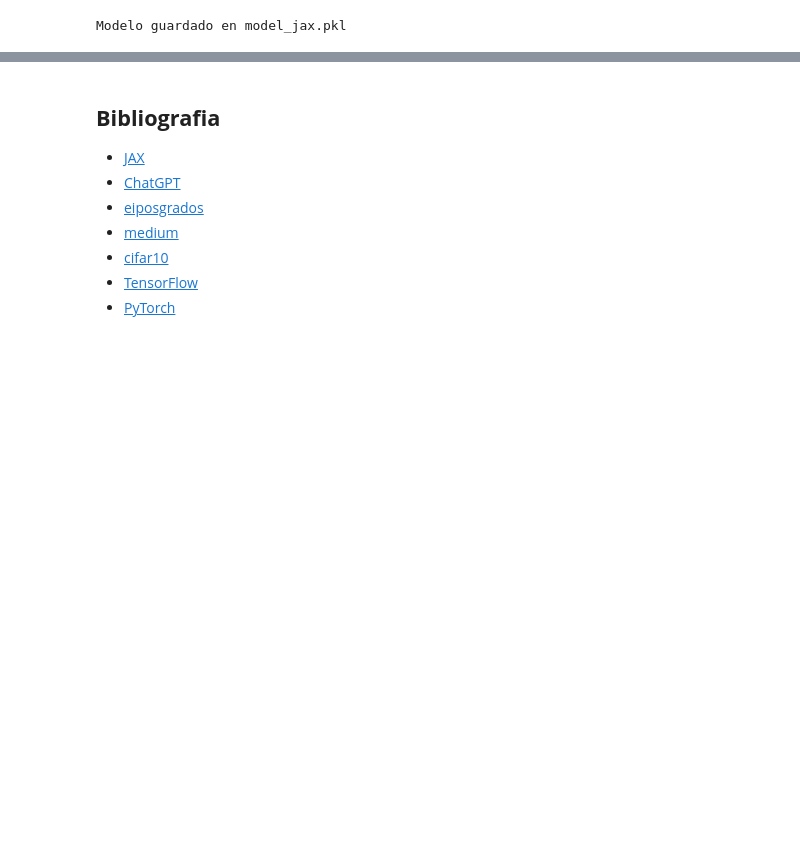
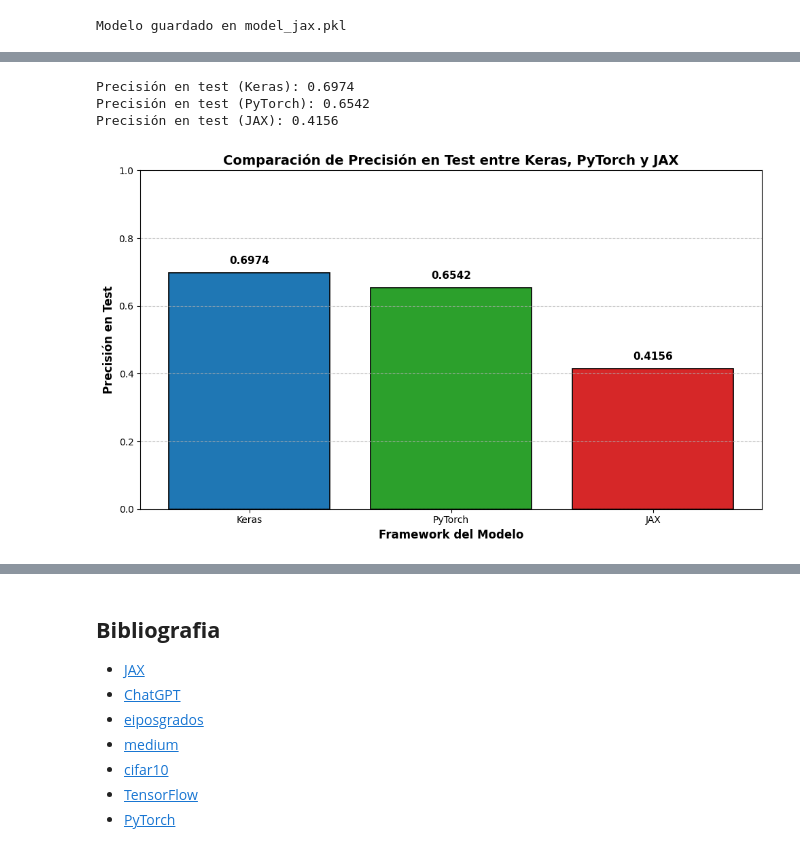
Before and after one commit to Alejandro-BR/jax-research, a Jupyter notebook: notebooks/jax_tests.ipynb, the cells around one changed output, grey strips where cells are left out. Saved outputs shown, nothing was run; the diff lists cells and outputs as text; code cells hidden in the pictures; blank space fills up the shorter version.

```diff
--- a/notebooks/jax_tests.ipynb
+++ b/notebooks/jax_tests.ipynb
@@ -796,0 +851,41 @@ Modelo guardado en model_jax.pkl
+# %%
+keras_test_accuracy = model_keras.evaluate(X_test, y_test, verbose=0)[1]
+
+model_pytorch.eval()
+with torch.no_grad():
+    X_test_torch = torch.tensor(X_test, dtype=torch.float32).permute(0,3,1,2)
+    y_test_torch = torch.tensor(y_test, dtype=torch.long)
+    logits = model_pytorch(X_test_torch)
+    preds = torch.argmax(logits, dim=1)
+    pytorch_test_accuracy = (preds == y_test_torch).float().mean().item()
+
+jax_test_accuracy = accuracy(params, biases, jnp.asarray(X_test, dtype=jnp.float32), jnp.asarray(y_test, dtype=jnp.int32))
+
+print(f"Precisión en test (Keras): {keras_test_accuracy:.4f}")
+print(f"Precisión en test (PyTorch): {pytorch_test_accuracy:.4f}")
+print(f"Precisión en test (JAX): {jax_test_accuracy:.4f}")
+# %% [output]
+Precisión en test (Keras): 0.6974
+Precisión en test (PyTorch): 0.6542
+Precisión en test (JAX): 0.4156
+# %%
+models = ["Keras", "PyTorch", "JAX"]
+accuracies = [keras_test_accuracy, pytorch_test_accuracy, jax_test_accuracy]
+
+plt.figure(figsize=(10, 6))
+bars = plt.bar(models, accuracies, color=["#1f77b4", "#2ca02c", "#d62728"], edgecolor="black", linewidth=1.2)
+
+plt.xlabel("Framework del Modelo", fontsize=12, fontweight="bold")
+plt.ylabel("Precisión en Test", fontsize=12, fontweight="bold")
+plt.title("Comparación de Precisión en Test entre Keras, PyTorch y JAX", fontsize=14, fontweight="bold")
+plt.ylim(0, 1)
+
+for bar, accuracy_val in zip(bars, accuracies):
+    plt.text(bar.get_x() + bar.get_width()/2, accuracy_val + 0.02, f"{accuracy_val:.4f}",
+             ha="center", va="bottom", fontsize=11, fontweight="bold")
+
+plt.grid(axis="y", linestyle="--", alpha=0.7)
+plt.tight_layout()
+plt.show()
+# %% [output]
+[figure, added]
```
Also changed, not shown: parts of 15 cells of this notebook.
